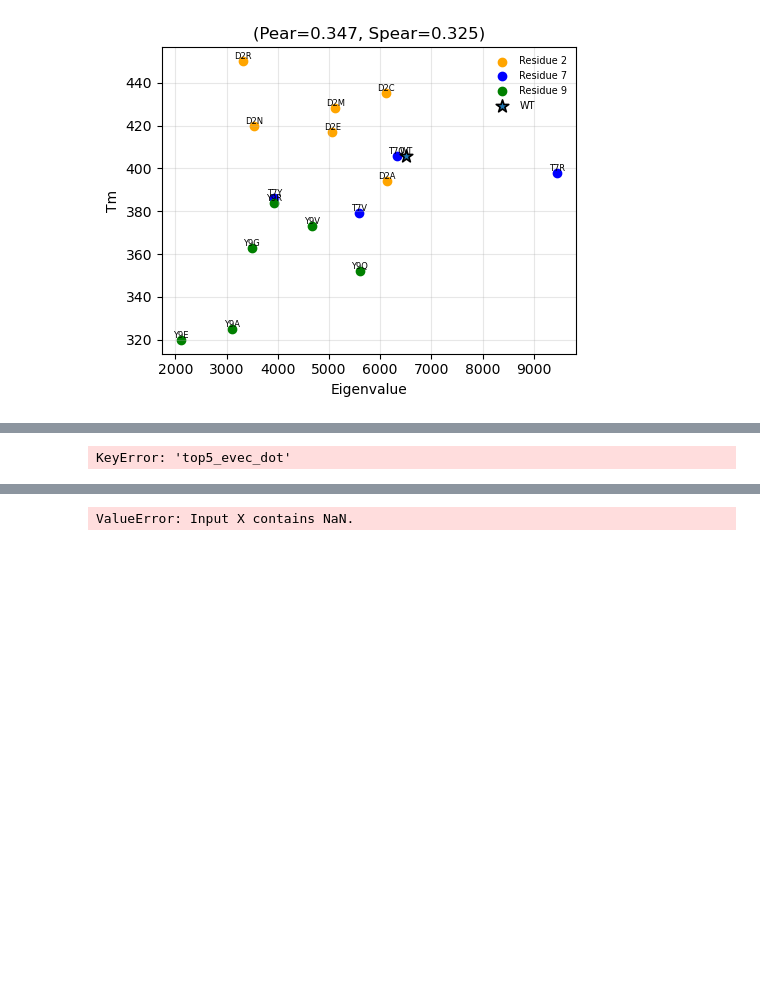
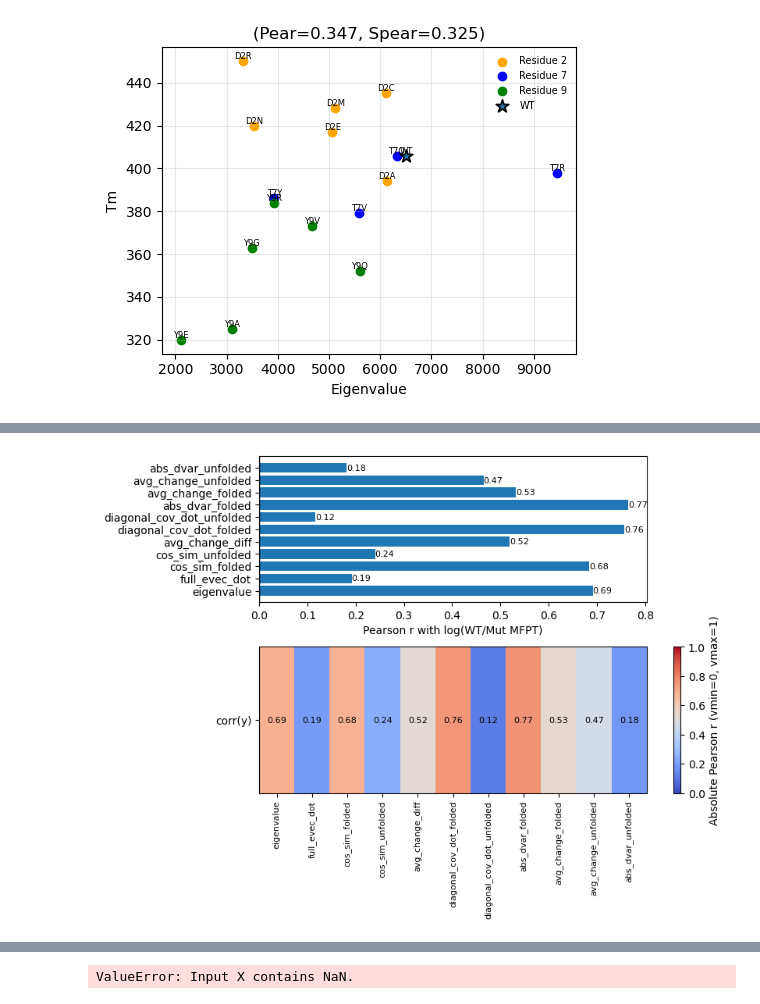
Before and after one commit to MendelsResearchGroup/guiding-peptide-kinetics, a Jupyter notebook: src/correlations.ipynb, the cells around one changed output, grey strips where cells are left out. Saved outputs shown, nothing was run; the diff lists cells and outputs as text; code cells hidden in the pictures; blank space fills up the shorter version.

```diff
--- a/src/correlations.ipynb
+++ b/src/correlations.ipynb
@@ -295,7 +338,7 @@ def corr_vector(df, features, target_log_ratio=True):
             r, _ = stats.pearsonr(x[m], y[m])
         else:
             r = np.nan
-        cors.append(r)
+        cors.append(np.abs(r))
     return np.array(cors, float)
 
 def plot_corr_bar_and_heatmap(df, features):
@@ -303,37 +346,37 @@ def plot_corr_bar_and_heatmap(df, features):
 
     fig, axes = plt.subplots(2, 1, figsize=(max(8, 0.6*len(features)), 6), constrained_layout=True)
 
     ax = axes[0]
     ax.barh(features, np.nan_to_num(cors, nan=0.0))
     ax.axvline(0, lw=1, color='k')
     ax.set_xlabel("Pearson r with log(WT/Mut MFPT)")
     for i, r in enumerate(cors):
         if np.isfinite(r):
             ax.text(r, i, f"{r:.2f}", va='center', ha='left' if r>=0 else 'right', fontsize=8)
 
     ax = axes[1]
     H = np.nan_to_num(cors, nan=0.0)[None, :]
-    im = ax.imshow(H, aspect='auto', vmin=-1, vmax=1, cmap='coolwarm')
+    im = ax.imshow(H, aspect='auto', vmin=0, vmax=1, cmap='coolwarm')
     ax.set_yticks([0])
     ax.set_yticklabels(["corr(y)"])
     ax.set_xticks(np.arange(len(features)))
     ax.set_xticklabels(features, rotation=90, fontsize=8)
     for j, r in enumerate(cors):
         txt = "NA" if not np.isfinite(r) else f"{r:.2f}"
         ax.text(j, 0, txt, ha='center', va='center', fontsize=8, color='black')
     cbar = plt.colorbar(im, ax=ax)
-    cbar.set_label("Pearson r (vmin=-1, vmax=1)")
+    cbar.set_label("Absolute Pearson r (vmin=0, vmax=1)")
 
     plt.show()
 
 # Example:
 features = ["eigenvalue","full_evec_dot","cos_sim_folded","cos_sim_unfolded",
             "avg_change_diff","diagonal_cov_dot_folded","diagonal_cov_dot_unfolded",
             "abs_dvar_folded","avg_change_folded","avg_change_unfolded",
-            "abs_dvar_unfolded","top5_evec_dot"]
+            "abs_dvar_unfolded"]
 plot_corr_bar_and_heatmap(df, features)
 # %% [output]
-KeyError: 'top5_evec_dot'
+[figure, added]
 # %%
 import numpy as np
 import pandas as pd
```
Also changed, not shown: parts of 6 cells of this notebook, 8 other files.
